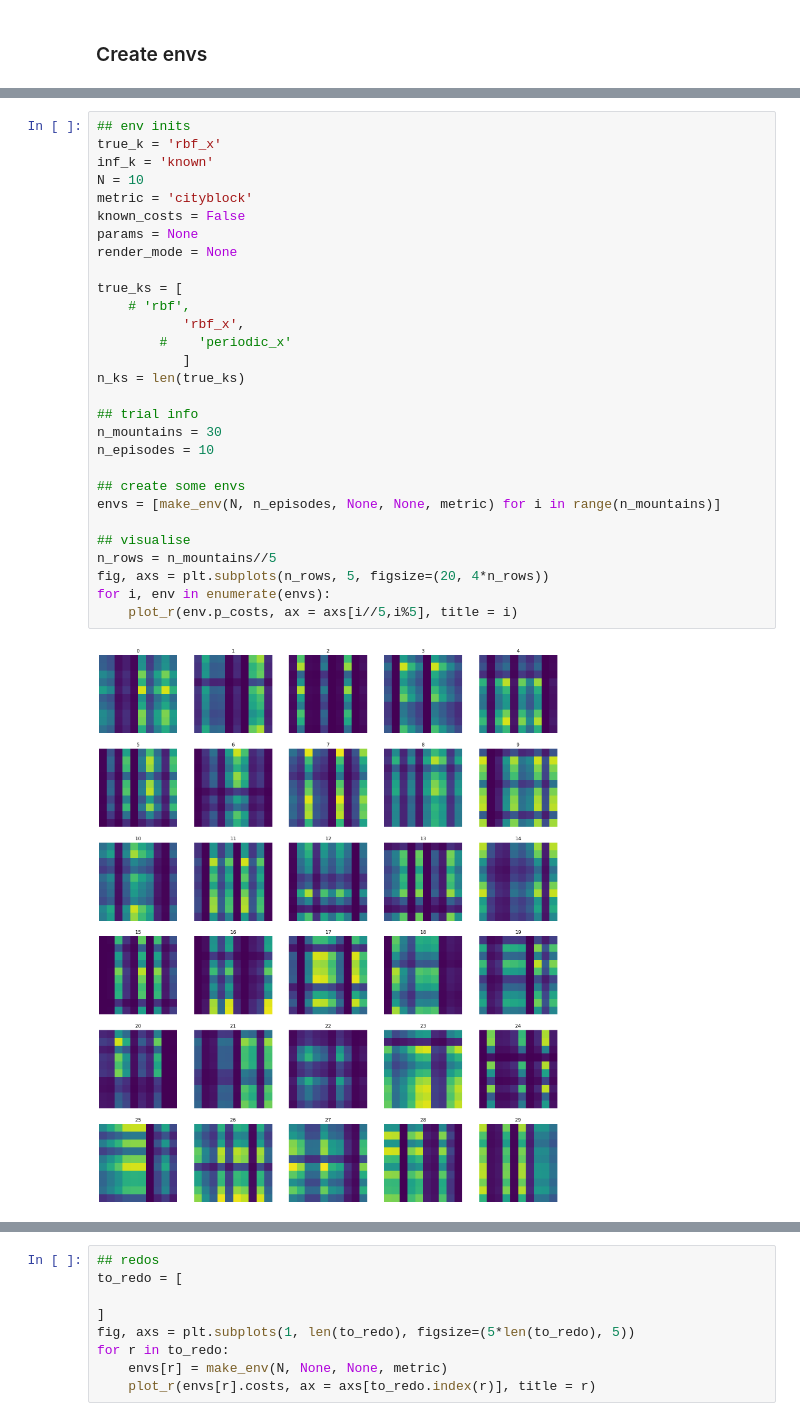
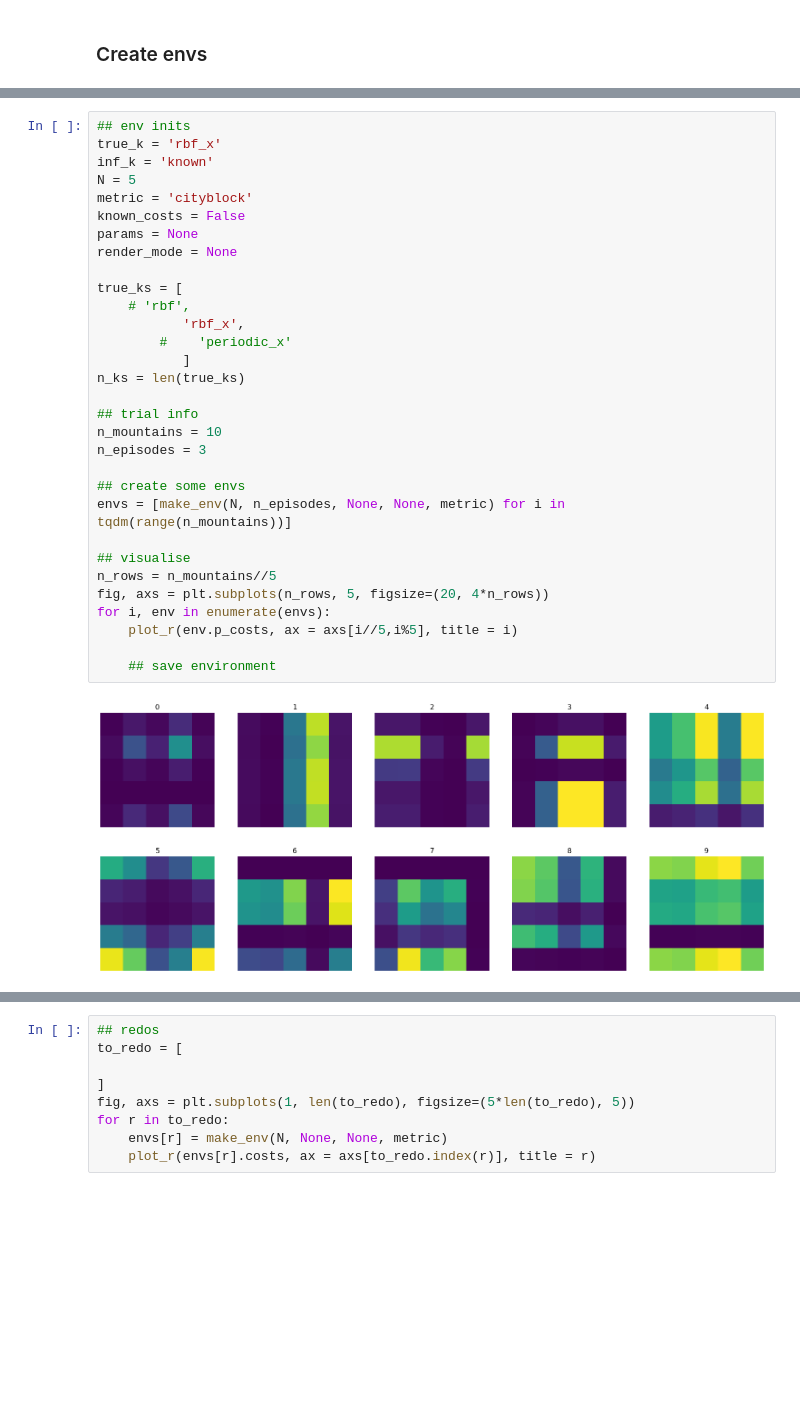
Before and after one commit to tgham/context_exploration, a Jupyter notebook: GP_worlds.ipynb, the cells around one changed output, grey strips where cells are left out. Drawn from its saved outputs; the diff is of its cells as text; blank space fills up the shorter version.

```diff
--- a/GP_worlds.ipynb
+++ b/GP_worlds.ipynb
@@ -1025,31 +1036,33 @@ def save_results(sim):
 # %%
 ## env inits
 true_k = 'rbf_x'
 inf_k = 'known'
-N = 10
+N = 5
 metric = 'cityblock'
 known_costs = False
 params = None
 render_mode = None
 
 true_ks = [
     # 'rbf',
            'rbf_x',
         #    'periodic_x'
            ]
 n_ks = len(true_ks)
 
 ## trial info
-n_mountains = 30
-n_episodes = 10
+n_mountains = 10
+n_episodes = 3
 
 ## create some envs
-envs = [make_env(N, n_episodes, None, None, metric) for i in range(n_mountains)]
+envs = [make_env(N, n_episodes, None, None, metric) for i in tqdm(range(n_mountains))]
 
 ## visualise
 n_rows = n_mountains//5
 fig, axs = plt.subplots(n_rows, 5, figsize=(20, 4*n_rows))
 for i, env in enumerate(envs):
     plot_r(env.p_costs, ax = axs[i//5,i%5], title = i)
+
+    ## save environment
 # %% [output]
-[figure, old version]
+[figure, new version]
```
Also changed, not shown: parts of 15 cells of this notebook, 1 other file.
